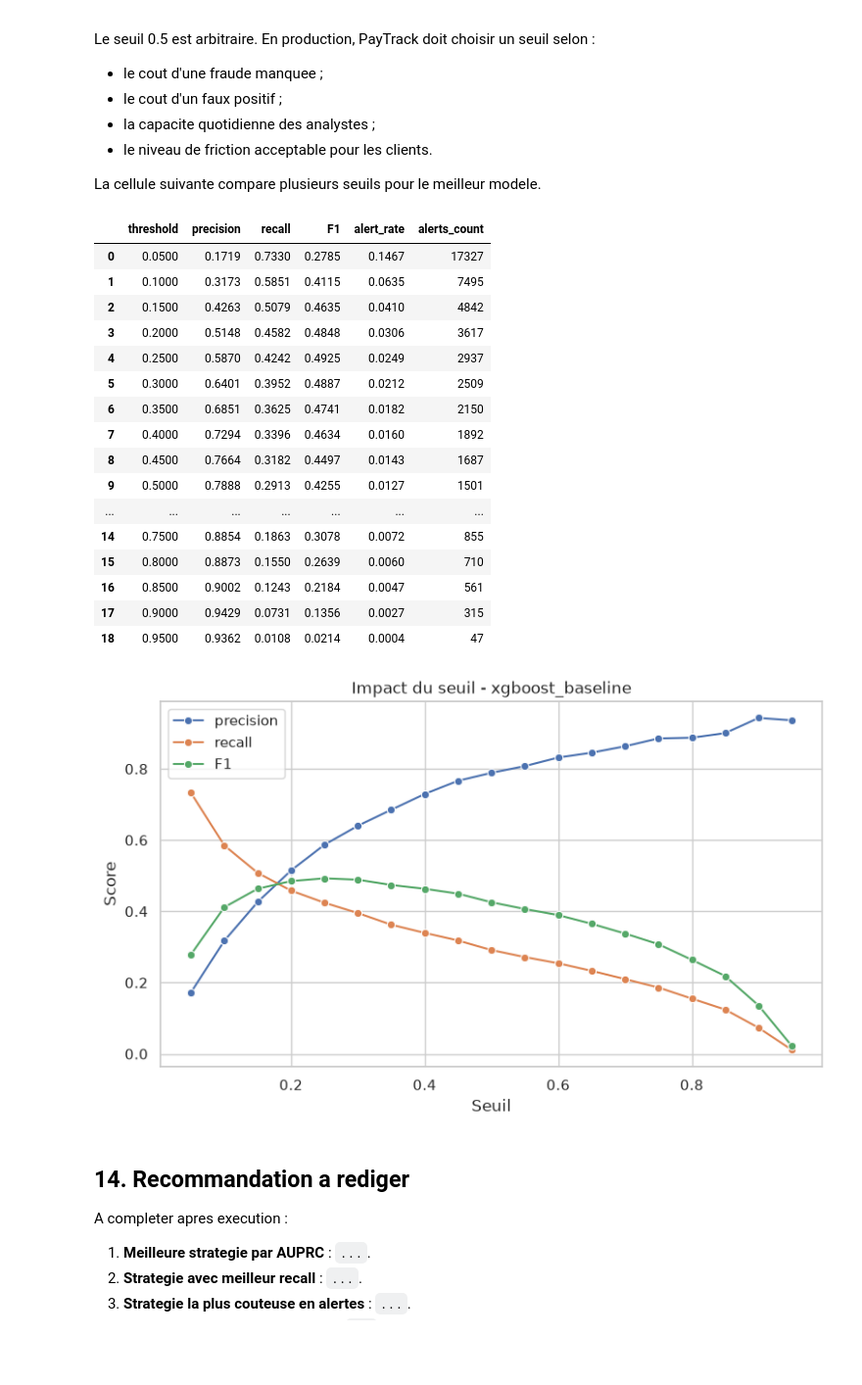
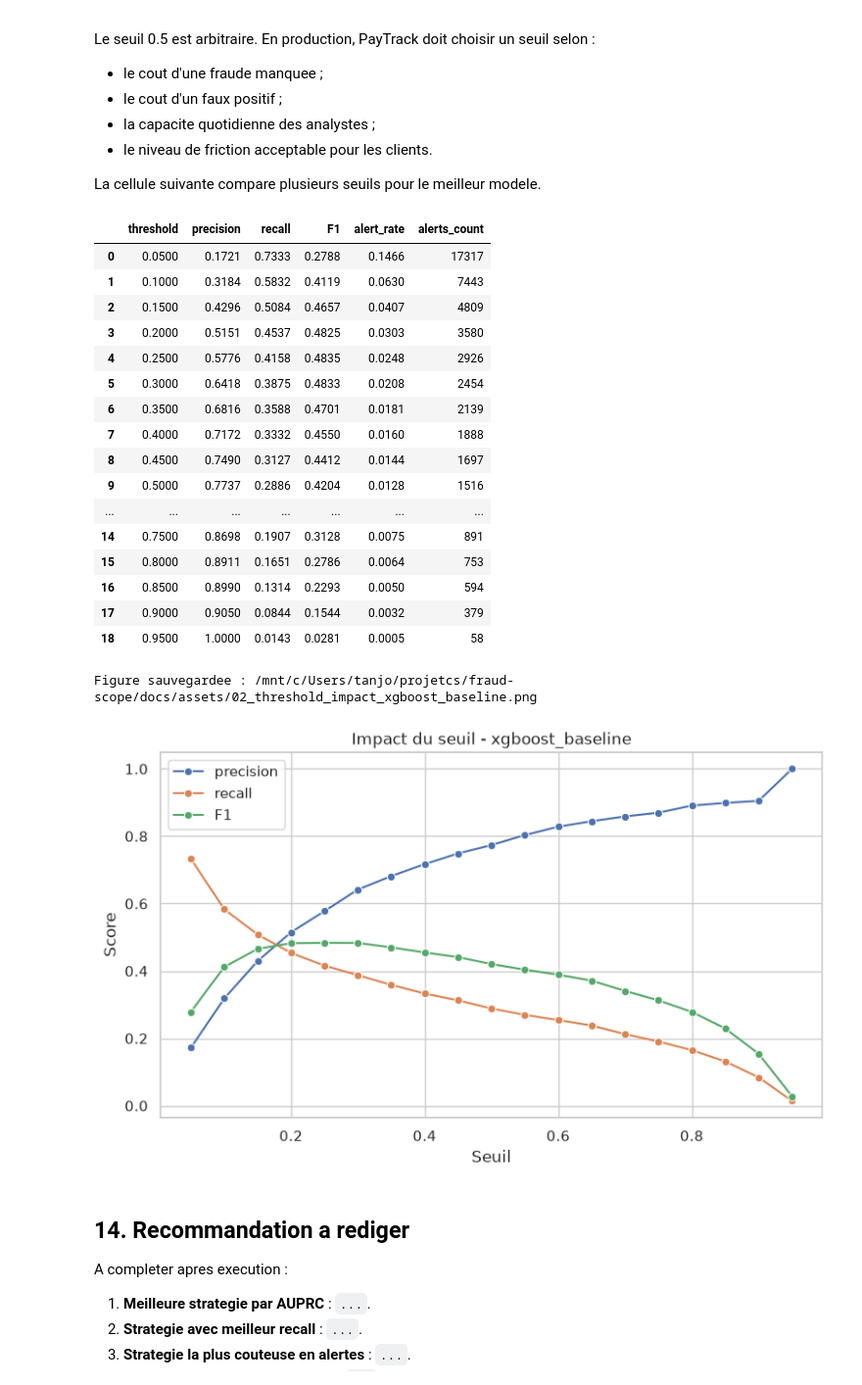
Before and after one commit to Feinst69/fraud-scope, a Jupyter notebook: notebooks/02_modelling.ipynb, the cells around one changed output. Shown at 98% size. Saved outputs shown, nothing was run; the diff lists cells and outputs as text; code cells hidden in the pictures; blank space fills up the shorter version.

Commit message:
Finalize fraud detection project reports

```diff
--- a/notebooks/02_modelling.ipynb
+++ b/notebooks/02_modelling.ipynb
@@ -69,6 +69,15 @@ DATA_DIR = Path("data") if Path("data").exists() else Path("../data")
 TRAIN_TRANSACTION_PATH = DATA_DIR / "train_transaction.csv"
 TRAIN_IDENTITY_PATH = DATA_DIR / "train_identity.csv"
 
+PROJECT_ROOT = Path.cwd() if (Path.cwd() / "data").exists() else Path.cwd().parent
+ASSETS_DIR = PROJECT_ROOT / "docs" / "assets"
+ASSETS_DIR.mkdir(parents=True, exist_ok=True)
+
+def save_plot(filename):
+    output_path = ASSETS_DIR / filename
+    plt.savefig(output_path, dpi=160, bbox_inches="tight")
+    print(f"Figure sauvegardee : {output_path}")
+
 for path in [TRAIN_TRANSACTION_PATH, TRAIN_IDENTITY_PATH]:
     if not path.exists():
         raise FileNotFoundError(f"Fichier introuvable : {path.resolve()}")
@@ -219,6 +345,8 @@ numeric_dtypes = {
 exclude_cols = {
     "TransactionID", "TransactionDT", "isFraud",
     "customer_proxy", "merchant_proxy",
+    # Colonnes techniques creees pour le calcul des features temporelles.
+    "txn_row_id", "merchant_seen_count_prev", "customer_amt_sum_prev",
 }
 
 # Set compact : suffisamment riche pour une comparaison XGBoost/resampling,
@@ -601,46 +736,48 @@ La cellule suivante compare plusieurs seuils pour le meilleur modele.
 # %%
 threshold_rows = []
 for threshold in np.linspace(0.05, 0.95, 19):
     preds = (best_scores >= threshold).astype(int)
     threshold_rows.append({
         "threshold": threshold,
         "precision": precision_score(y_valid_np, preds, zero_division=0),
         "recall": recall_score(y_valid_np, preds, zero_division=0),
         "F1": f1_score(y_valid_np, preds, zero_division=0),
         "alert_rate": preds.mean(),
         "alerts_count": preds.sum(),
     })
 
 threshold_df = pd.DataFrame(threshold_rows)
 display(threshold_df)
 
 fig, ax = plt.subplots(figsize=(9, 5))
 sns.lineplot(data=threshold_df, x="threshold", y="precision", marker="o", label="precision", ax=ax)
 sns.lineplot(data=threshold_df, x="threshold", y="recall", marker="o", label="recall", ax=ax)
 sns.lineplot(data=threshold_df, x="threshold", y="F1", marker="o", label="F1", ax=ax)
 ax.set_title(f"Impact du seuil - {best_strategy}")
 ax.set_xlabel("Seuil")
 ax.set_ylabel("Score")
+save_plot(f"02_threshold_impact_{best_strategy}.png")
 plt.show()
 # %% [output]
 |  | threshold | precision | recall | F1 | alert_rate | alerts_count |
-| 0 | 0.0500 | 0.1719 | 0.7330 | 0.2785 | 0.1467 | 17327 |
-| 1 | 0.1000 | 0.3173 | 0.5851 | 0.4115 | 0.0635 | 7495 |
-| 2 | 0.1500 | 0.4263 | 0.5079 | 0.4635 | 0.0410 | 4842 |
-| 3 | 0.2000 | 0.5148 | 0.4582 | 0.4848 | 0.0306 | 3617 |
-| 4 | 0.2500 | 0.5870 | 0.4242 | 0.4925 | 0.0249 | 2937 |
-| 5 | 0.3000 | 0.6401 | 0.3952 | 0.4887 | 0.0212 | 2509 |
-| 6 | 0.3500 | 0.6851 | 0.3625 | 0.4741 | 0.0182 | 2150 |
-| 7 | 0.4000 | 0.7294 | 0.3396 | 0.4634 | 0.0160 | 1892 |
-| 8 | 0.4500 | 0.7664 | 0.3182 | 0.4497 | 0.0143 | 1687 |
-| 9 | 0.5000 | 0.7888 | 0.2913 | 0.4255 | 0.0127 | 1501 |
+| 0 | 0.0500 | 0.1721 | 0.7333 | 0.2788 | 0.1466 | 17317 |
+| 1 | 0.1000 | 0.3184 | 0.5832 | 0.4119 | 0.0630 | 7443 |
+| 2 | 0.1500 | 0.4296 | 0.5084 | 0.4657 | 0.0407 | 4809 |
+| 3 | 0.2000 | 0.5151 | 0.4537 | 0.4825 | 0.0303 | 3580 |
+| 4 | 0.2500 | 0.5776 | 0.4158 | 0.4835 | 0.0248 | 2926 |
+| 5 | 0.3000 | 0.6418 | 0.3875 | 0.4833 | 0.0208 | 2454 |
+| 6 | 0.3500 | 0.6816 | 0.3588 | 0.4701 | 0.0181 | 2139 |
+| 7 | 0.4000 | 0.7172 | 0.3332 | 0.4550 | 0.0160 | 1888 |
+| 8 | 0.4500 | 0.7490 | 0.3127 | 0.4412 | 0.0144 | 1697 |
+| 9 | 0.5000 | 0.7737 | 0.2886 | 0.4204 | 0.0128 | 1516 |
 | ... | ... | ... | ... | ... | ... | ... |
-| 14 | 0.7500 | 0.8854 | 0.1863 | 0.3078 | 0.0072 | 855 |
-| 15 | 0.8000 | 0.8873 | 0.1550 | 0.2639 | 0.0060 | 710 |
-| 16 | 0.8500 | 0.9002 | 0.1243 | 0.2184 | 0.0047 | 561 |
-| 17 | 0.9000 | 0.9429 | 0.0731 | 0.1356 | 0.0027 | 315 |
-| 18 | 0.9500 | 0.9362 | 0.0108 | 0.0214 | 0.0004 | 47 |
+| 14 | 0.7500 | 0.8698 | 0.1907 | 0.3128 | 0.0075 | 891 |
+| 15 | 0.8000 | 0.8911 | 0.1651 | 0.2786 | 0.0064 | 753 |
+| 16 | 0.8500 | 0.8990 | 0.1314 | 0.2293 | 0.0050 | 594 |
+| 17 | 0.9000 | 0.9050 | 0.0844 | 0.1544 | 0.0032 | 379 |
+| 18 | 0.9500 | 1.0000 | 0.0143 | 0.0281 | 0.0005 | 58 |
+Figure sauvegardee : /mnt/c/Users/tanjo/projetcs/fraud-scope/docs/assets/02_threshold_impact_xgboost_baseline.png
-[figure, old version]
+[figure, new version]
 # %% [markdown]
 ## 14. Recommandation a rediger
 
```
Also changed, not shown: parts of 16 cells of this notebook, 45 other files.
